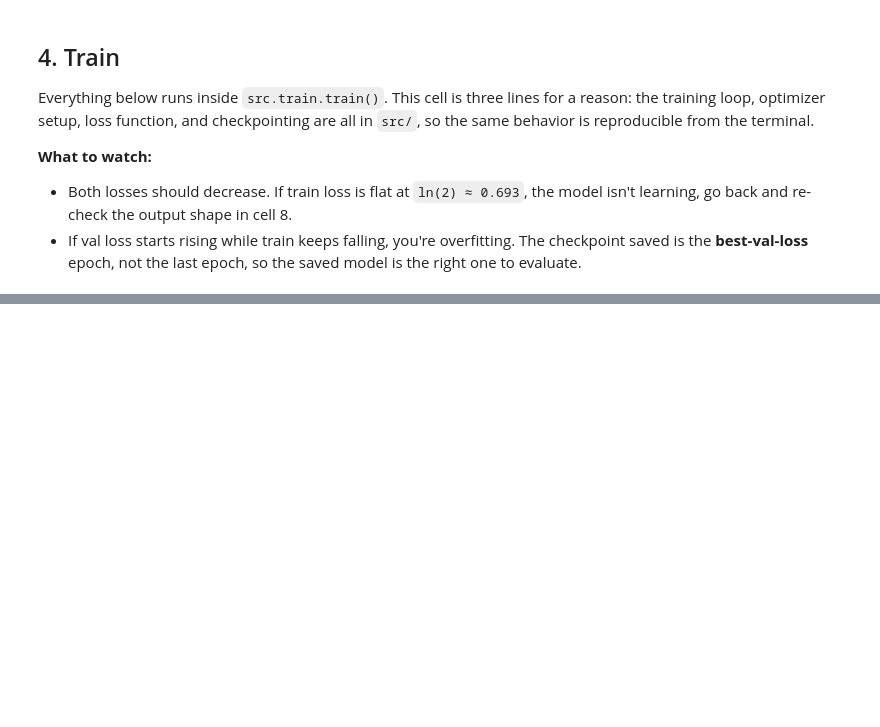
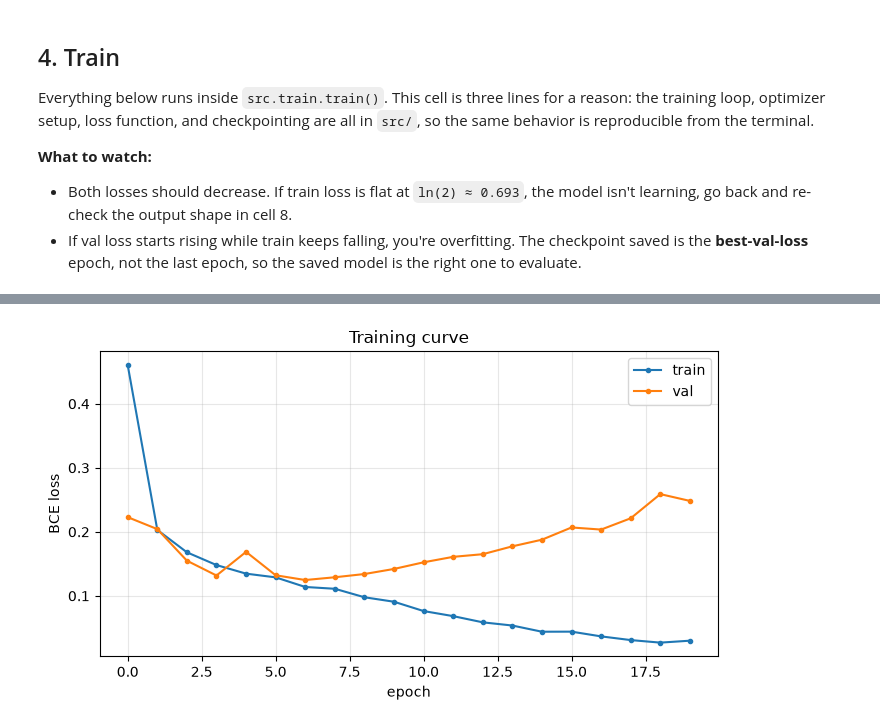
Before and after one commit to lux-zel/TFBS-creb1-predicter, a Jupyter notebook: notebooks/01_train.ipynb, the cells around one changed output, grey strips where cells are left out. Cells and saved outputs as stored; diff of their text form; code cells hidden in the pictures; blank space fills up the shorter version.

Commit message:
train: 20-epoch run, best val at epoch 7

```diff
--- a/notebooks/01_train.ipynb
+++ b/notebooks/01_train.ipynb
@@ -39,7 +55,7 @@ All hyperparameters are plain variables here, edit and re-run the training cell
 **Note on the validation split:** validation is a *random row split* within the training chromosomes, not a chromosome holdout. This is intentional — val loss is for monitoring overfitting during training, not for reporting final numbers. The leak-free number is the test AUROC computed in `02_eval.ipynb`.
 # %%
 cfg = DataConfig(window=500, neg_per_pos=1, seed=0, test_chroms=("1", "2"))
-BATCH_SIZE = 64
+BATCH_SIZE = 256
 EPOCHS = 20
 LR = 1e-3
 DEVICE = "cuda" if torch.cuda.is_available() else "cpu"
@@ -120,0 +162,13 @@ KeyboardInterrupt:
+# %%
+fig, ax = plt.subplots(figsize=(7, 4))
+ax.plot(history["train_loss"], label="train", marker="o", markersize=3)
+ax.plot(history["val_loss"], label="val", marker="o", markersize=3)
+ax.set_xlabel("epoch")
+ax.set_ylabel("BCE loss")
+ax.set_title("Training curve")
+ax.legend()
+ax.grid(alpha=0.3)
+plt.tight_layout()
+plt.show()
+# %% [output]
+[figure, added]
```
Also changed, not shown: parts of 5 cells of this notebook, 1 other file.
